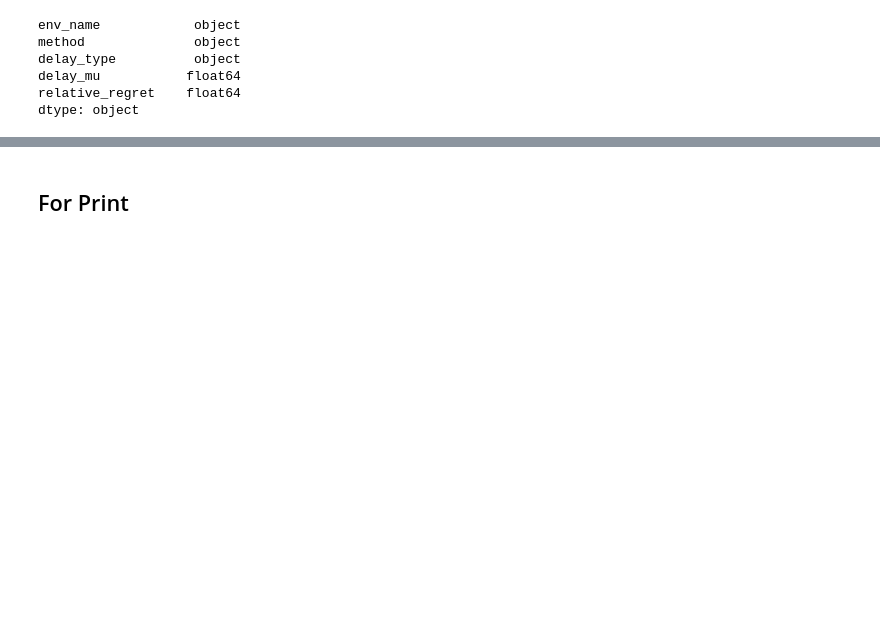
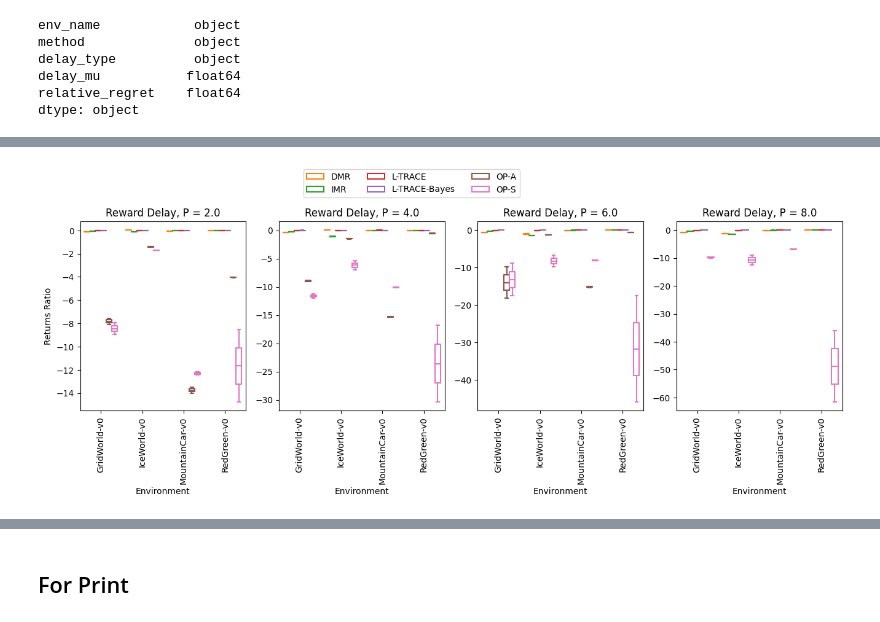
Before and after one commit to guidj/drmdp-fnapprox, a Jupyter notebook: notebooks/control_exps/x02-results-rel-regret.ipynb, the cells around one changed output, grey strips where cells are left out. Saved outputs shown, nothing was run; the diff lists cells and outputs as text; code cells hidden in the pictures; blank space fills up the shorter version.

```diff
--- a/notebooks/control_exps/x02-results-rel-regret.ipynb
+++ b/notebooks/control_exps/x02-results-rel-regret.ipynb
@@ -322,0 +330,7 @@ plot_regret(dfs_regret["sarsa"], suffix="sarsa")
+# %%
+plot_regret(
+    filter_envs(dfs_regret["sarsa"], envs=set(["GridWorld-v0", "IceWorld-v0", "MountainCar-v0", "RedGreen-v0"])),
+    suffix="gym_sarsa"
+)
+# %% [output]
+[figure, added]
```
Also changed, not shown: parts of 12 cells of this notebook, 4 other files.
